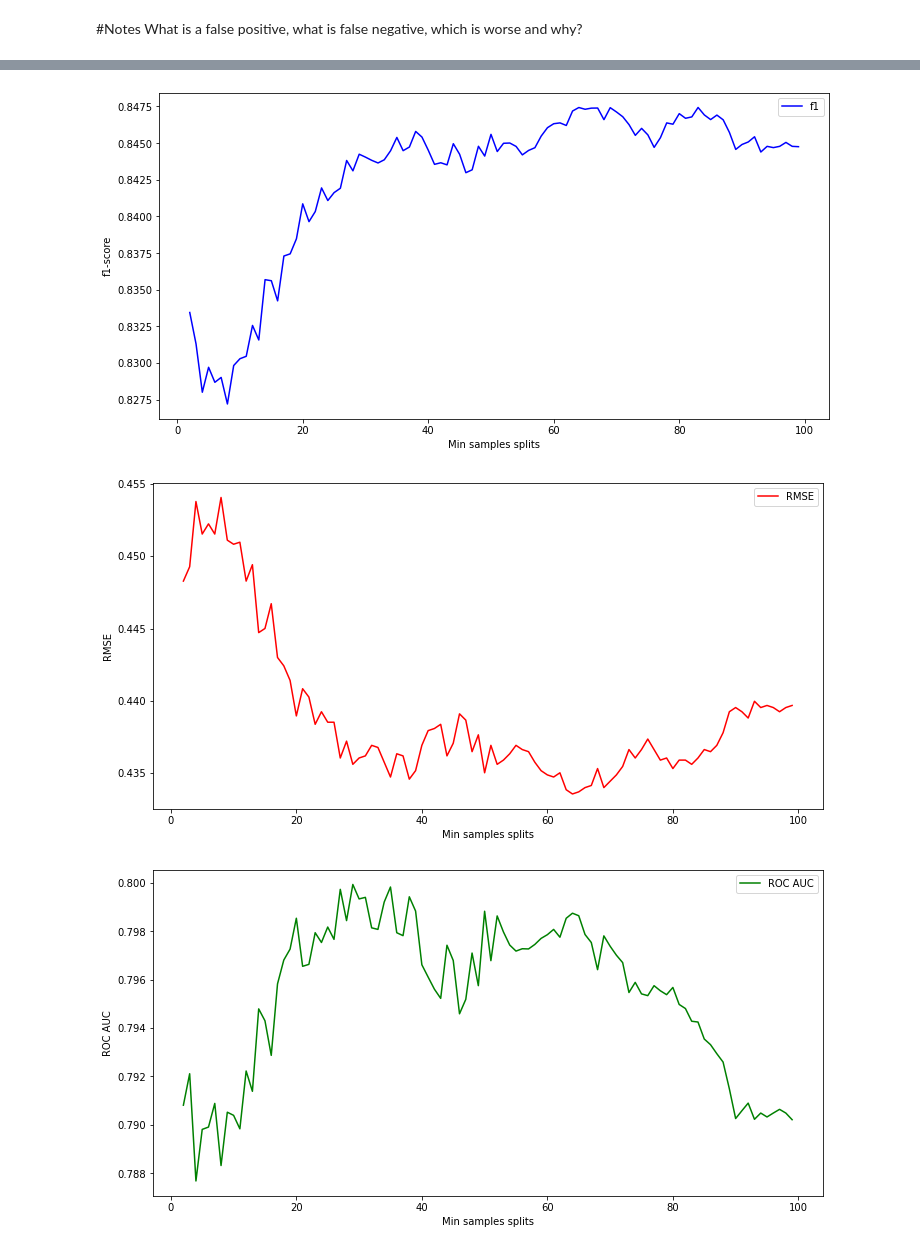
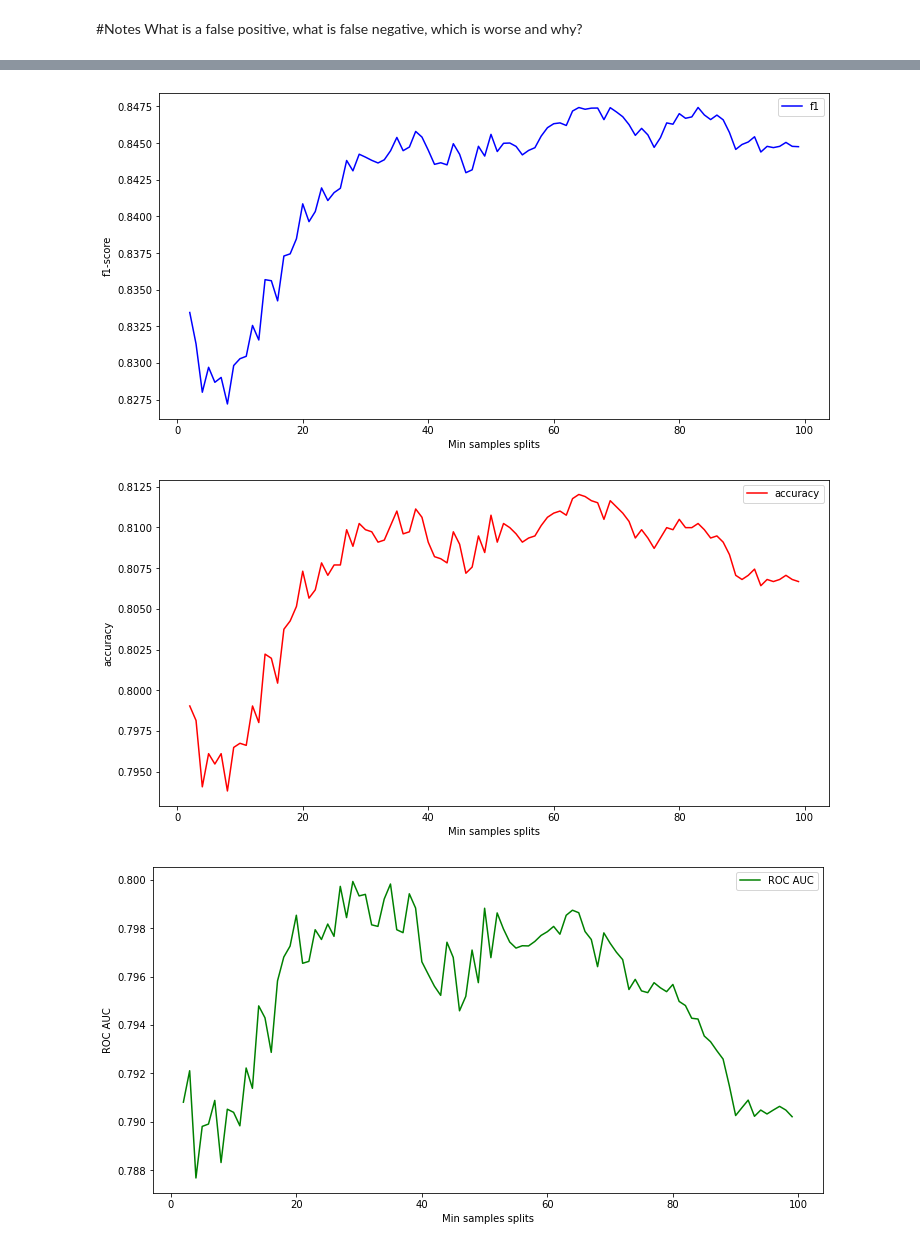
Before and after one commit to Zealfire243/TanzanianWaterProblems, a Jupyter notebook: Notebooks/Hyperparameter_tuning.ipynb, the cells around one changed output, grey strips where cells are left out. Drawn from its saved outputs; the diff is of its cells as text; code cells hidden in the pictures.

```diff
--- a/Notebooks/Hyperparameter_tuning.ipynb
+++ b/Notebooks/Hyperparameter_tuning.ipynb
@@ -18,15 +20,15 @@ RANDOM_STATE = 42
 def performance(y_true, y_predict):
     """
     Calculates and returns the two performance scores between
-    true and predicted values - first R-Squared, then RMSE
+    true and predicted values - first R-Squared, then accuracy
     From Regression Trees and Model Optimization - Lab
     """
 
     f1 = f1_score(y_true, y_predict)
-    rmse = mean_squared_error(y_true, y_predict, squared=False)
+    accuracy = accuracy_score(y_true, y_predict)
     roc_auc = roc_auc_score(y_true, y_predict)
 
-    return [f1, rmse, roc_auc]
+    return [f1, accuracy, roc_auc]
 def get_score(model, x_train, x_test, y_train, y_test):
     """
     Returns score from any given model and train test split data
@@ -48,9 +50,9 @@ def plot_score(parameter, parameter_name, mse_results, f1_results, roc_auc_resul
     plt.legend()
     plt.show()
     plt.figure(figsize=(12, 6))
-    plt.plot(parameter, mse_results, 'r', label='RMSE')
+    plt.plot(parameter, mse_results, 'r', label='accuracy')
     plt.xlabel(parameter_name)
-    plt.ylabel('RMSE')
+    plt.ylabel('accuracy')
     plt.legend()
     plt.show()
     plt.figure(figsize=(12, 6))
@@ -63,4 +65,5 @@ def plot_score(parameter, parameter_name, mse_results, f1_results, roc_auc_resul
 df = pd.read_csv('../Data/processed_varibles.csv')
 target = pd.read_csv('../Data/processed_target.csv')
 # %%
-x_train, x_test, y_train, y_test = train_test_split(df, target, random_state=RANDOM_STATE, test_size=.2)
+x_train, x_test, y_train, y_test = train_test_split(
+    df, target, random_state=RANDOM_STATE, test_size=.2)
@@ -67,15 +101,15 @@ x_train, x_test, y_train, y_test = train_test_split(df, target, random_state=RAN
 # %%
 max_depths = np.linspace(1,30,30)
 p_name = 'Max depths'
-mse_results = []
+accuracy_results = []
 f1_results = []
 roc_auc_results = []
 for max_depth in max_depths:
     classifier = DecisionTreeClassifier(random_state=RANDOM_STATE, max_depth=max_depth)
     score = get_score(classifier, x_train, x_test, y_train, y_test)
     f1_results.append(score[0])
-    mse_results.append(score[1])
+    accuracy_results.append(score[1])
     roc_auc_results.append(score[2])
-plot_score(max_depths, p_name, mse_results, f1_results, roc_auc_results)
+plot_score(max_depths, p_name, accuracy_results, f1_results, roc_auc_results)
 # %% [output]
 [figure]
@@ -84,19 +118,19 @@ plot_score(max_depths, p_name, mse_results, f1_results, roc_auc_results)
 # %%
 min_samples_splits = np.arange(2, 100)
 p_name = 'Min samples splits'
-mse_results = []
+accuracy_results = []
 f1_results = []
 roc_auc_results = []
 for min_samples_split in min_samples_splits:
     classifier = DecisionTreeClassifier(random_state=RANDOM_STATE, min_samples_split=min_samples_split)
     score = get_score(classifier, x_train, x_test, y_train, y_test)
     f1_results.append(score[0])
-    mse_results.append(score[1])
+    accuracy_results.append(score[1])
     roc_auc_results.append(score[2])
-plot_score(min_samples_splits, p_name, mse_results, f1_results, roc_auc_results)
+plot_score(min_samples_splits, p_name, accuracy_results, f1_results, roc_auc_results)
 # %% [output]
 [figure]
-[figure, old version]
+[figure, new version]
 [figure]
 # %%
 min_samples_leafs = np.arange(2,40)
```
Also changed, not shown: parts of 11 cells of this notebook, 8 other files.
